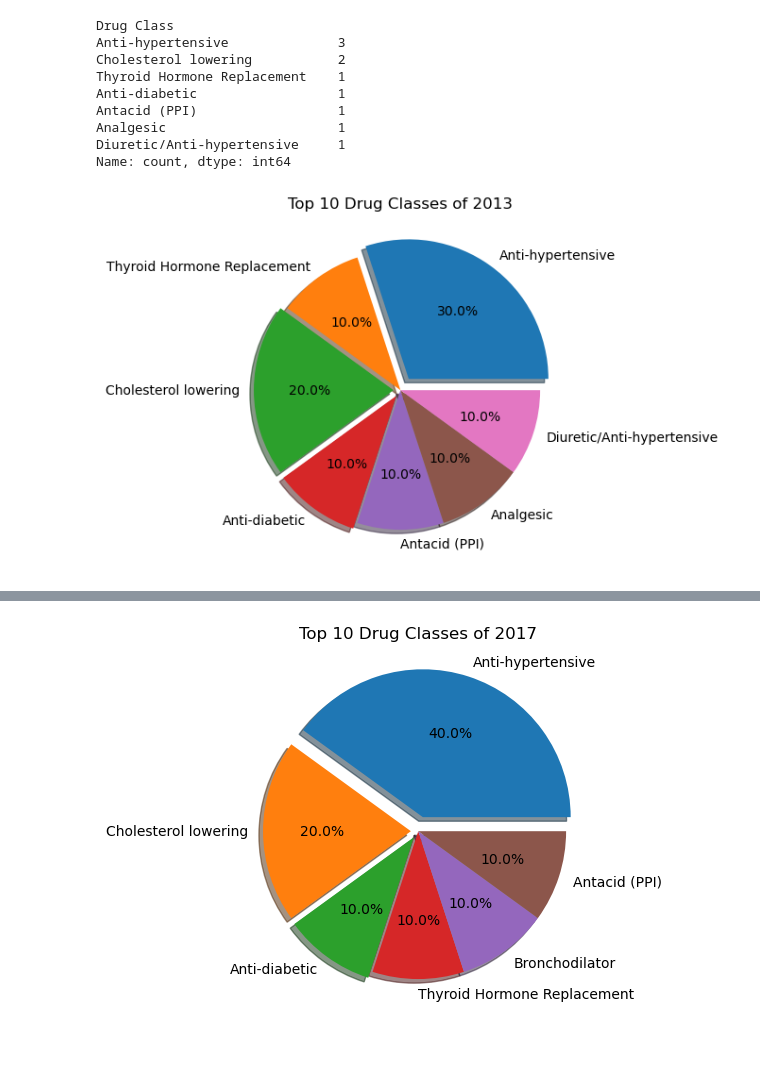
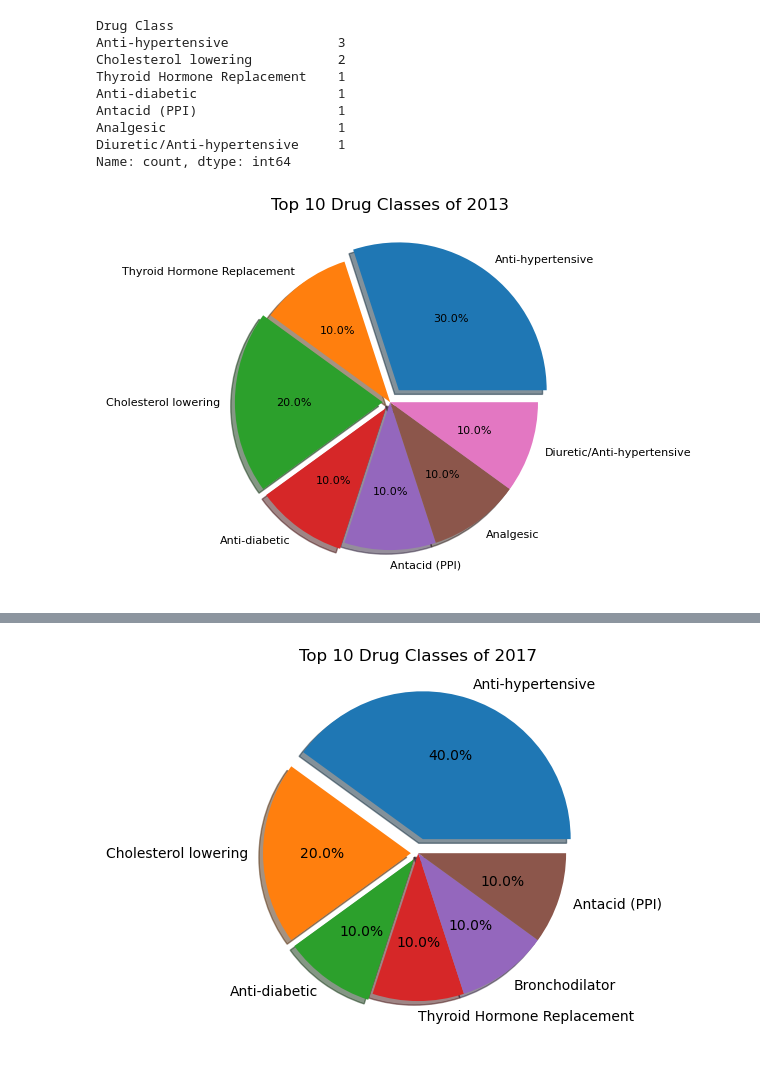
Before and after one commit to Brendan99LL/CU_Project_1, a Jupyter notebook: Drugs.py.ipynb, the cells around one changed output, grey strips where cells are left out. Cells and saved outputs as stored; diff of their text form; code cells hidden in the pictures.

Commit message:
adding images

```diff
--- a/Drugs.py.ipynb
+++ b/Drugs.py.ipynb
@@ -103,18 +103,21 @@ Name: count, dtype: int64
 # %%
 # Pie graph for types of medications filled in 2013
 
 # Pull the data from the sheet we need
 # Labels for the pie chart
 labels = ["Anti-hypertensive", "Thyroid Hormone Replacement", "Cholesterol lowering", "Anti-diabetic", "Antacid (PPI)", "Analgesic", "Diuretic/Anti-hypertensive"]
 sizes = [3, 1, 2, 1, 1, 1, 1]
 explode = (0.1, 0, 0.05, 0.05, 0, 0, 0)
 
 # Plot
-plt.pie(sizes, explode = explode, labels = labels, autopct = "%1.1f%%", shadow = True)
+plt.pie(sizes, explode = explode, labels = labels, autopct = "%1.1f%%", textprops = {'fontsize': 8}, shadow = True)
 plt.title("Top 10 Drug Classes of 2013")
+
+plt.savefig("Top_10_Drug_Classes_of_2013.jpg")
+
 plt.show()
 # %% [output]
-[figure, old version]
+[figure, new version]
 # %%
 # Value count of types of medications filled in 2017
 
```
Also changed, not shown: parts of 9 cells of this notebook, 9 other files.
